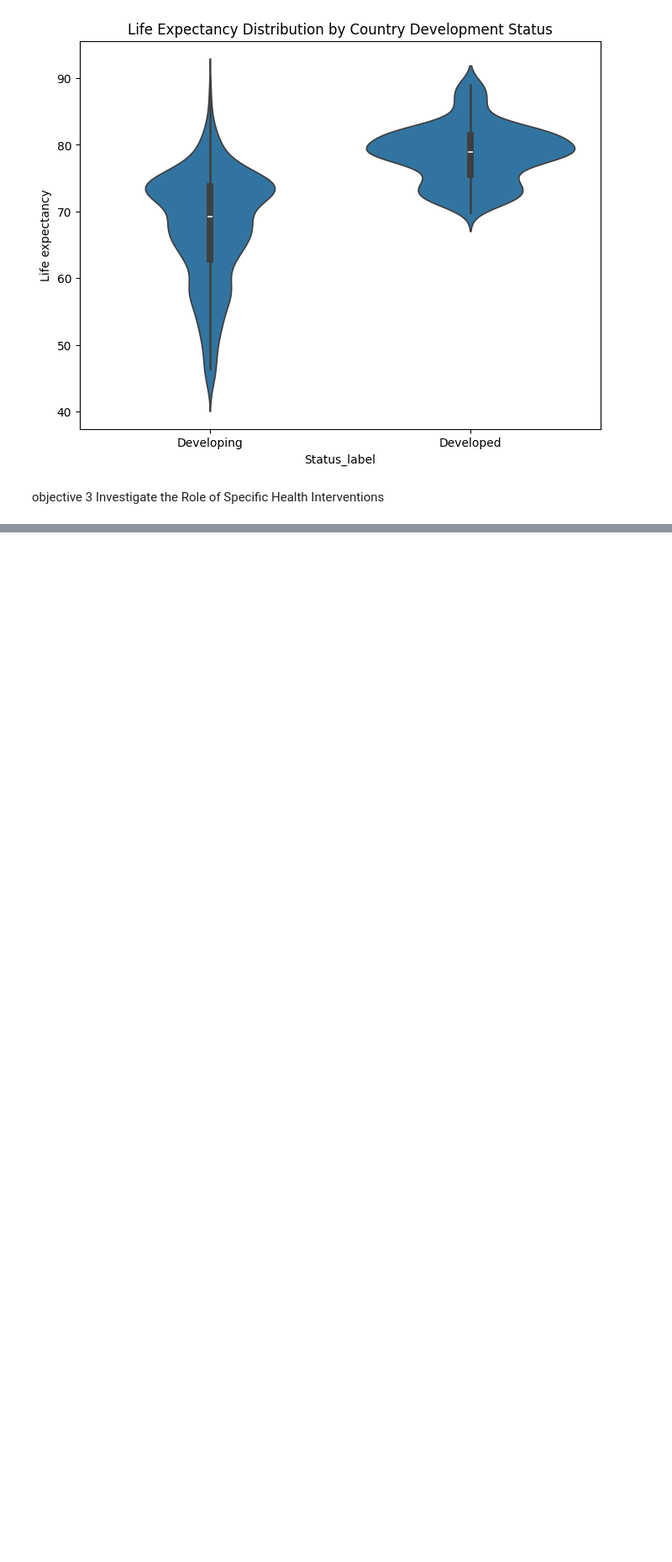
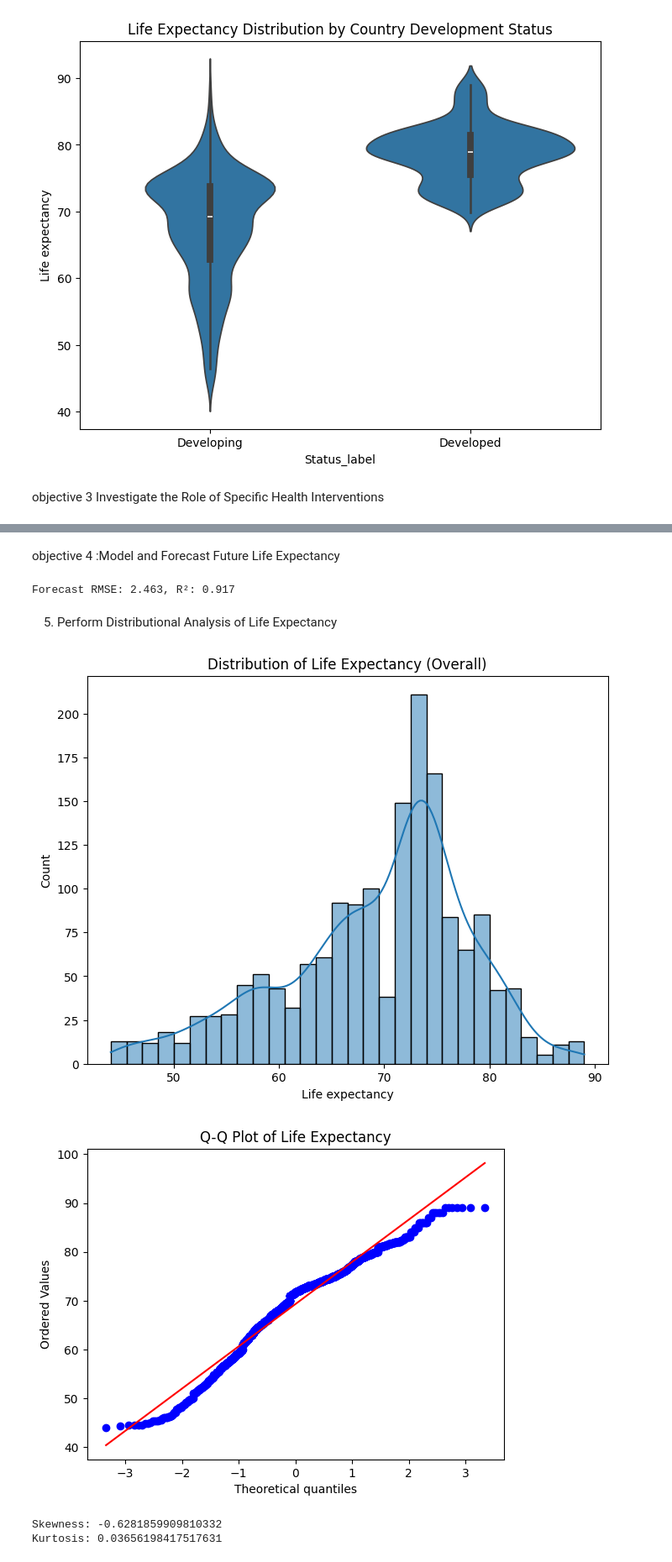
Before and after one commit to SumayyaN/final_recess_project, a Jupyter notebook: Life_Expectancy.ipynb, the cells around one changed output, grey strips where cells are left out. Shown at 84% size. Drawn from its saved outputs; the diff is of its cells as text; code cells hidden in the pictures; blank space fills up the shorter version.

```diff
--- a/Life_Expectancy.ipynb
+++ b/Life_Expectancy.ipynb
@@ -612,3 +613,67 @@ Notes:
 Mean Life Expectancy for High Hepatitis B vaccination (>= 80%): 71.13
 Mean Life Expectancy for Low Hepatitis B vaccination (< 80%): 65.27
 [figure]
+# %% [markdown]
+objective 4 :Model and Forecast Future Life Expectancy
+# %%
+# Example: Split data into training (<= 2010) and testing (> 2010)
+train_df = df[df['Year'] <= 2010]
+test_df = df[df['Year'] > 2010]
+
+features = baseline_features + engineered_features + ['Year']
+target = 'Life expectancy'
+
+X_train = train_df[features]
+y_train = train_df[target]
+
+X_test = test_df[features]
+y_test = test_df[target]
+
+# Initialize and train model (Random Forest example)
+from sklearn.ensemble import RandomForestRegressor
+rf = RandomForestRegressor(random_state=42)
+rf.fit(X_train, y_train)
+
+# Forecast
+y_pred = rf.predict(X_test)
+
+# Evaluate
+from sklearn.metrics import mean_squared_error, r2_score
+rmse = np.sqrt(mean_squared_error(y_test, y_pred))
+r2 = r2_score(y_test, y_pred)
+
+print(f"Forecast RMSE: {rmse:.3f}, R²: {r2:.3f}")
+# %% [output]
+Forecast RMSE: 2.463, R²: 0.917
+# %% [markdown]
+5. Perform Distributional Analysis of Life Expectancy
+# %%
+from scipy.stats import skew, kurtosis
+import scipy.stats as stats
+
+
+# Histogram
+plt.figure(figsize=(8,6))
+sb.histplot(df['Life expectancy'], kde=True, bins=30)
+plt.title("Distribution of Life Expectancy (Overall)")
+plt.show()
+
+# Q-Q Plot
+stats.probplot(df['Life expectancy'], dist="norm", plot=plt)
+plt.title("Q-Q Plot of Life Expectancy")
+plt.show()
+
+# Skewness and Kurtosis
+print("Skewness:", skew(df['Life expectancy']))
+print("Kurtosis:", kurtosis(df['Life expectancy']))
+
+# By Development Status
+plt.figure(figsize=(8,6))
+sb.histplot(data=df, x='Life expectancy', hue='Status_label', kde=True, bins=30)
+plt.title("Life Expectancy Distribution by Country Status")
+plt.show()
+# %% [output]
+[figure, added]
+[figure, added]
+Skewness: -0.6281859909810332
+Kurtosis: 0.03656198417517631
```
Also changed, not shown: parts of 10 cells of this notebook.
